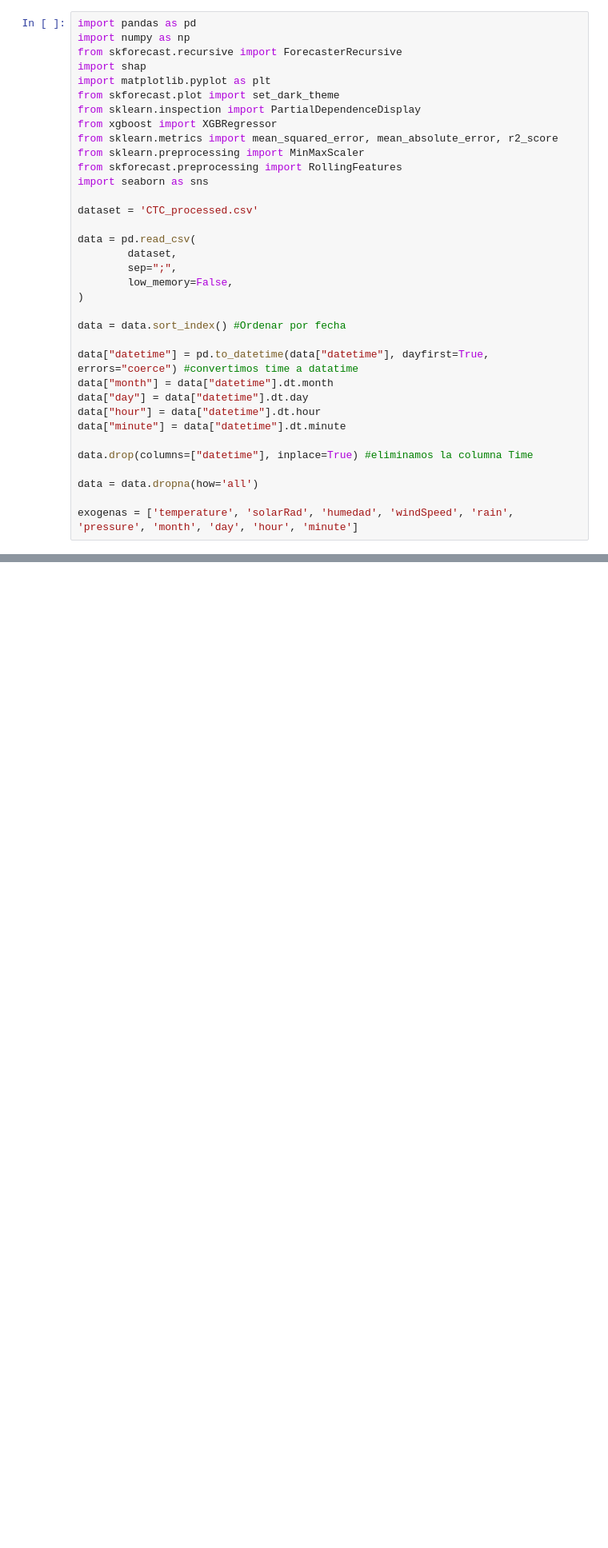
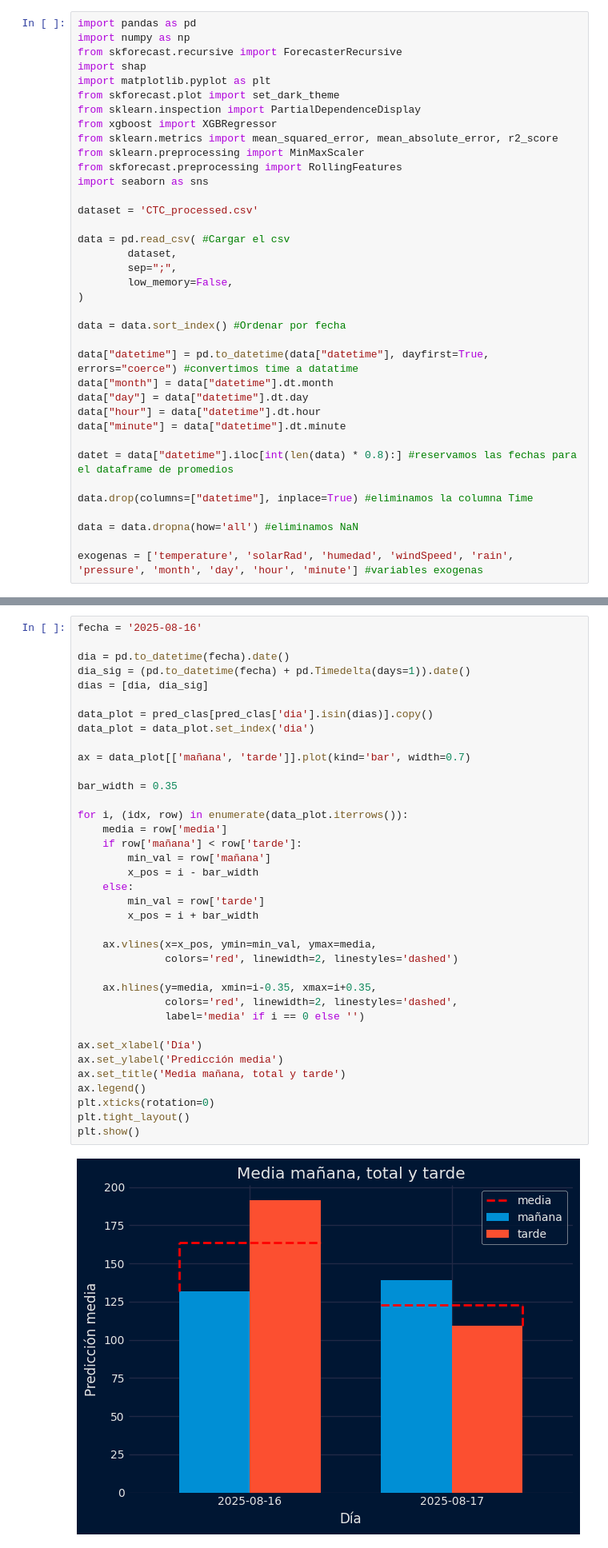
Before and after one commit to GuilleBlancoUC/TFG---IA-DE-PREDICCION-FOTOVOLTAICA, a Jupyter notebook: 3 - Código/ForescastCTC.ipynb, the cells around one changed output, grey strips where cells are left out. Shown at 80% size. Saved outputs shown, nothing was run; the diff lists cells and outputs as text; blank space fills up the shorter version.

```diff
--- a/3 - Código/ForescastCTC.ipynb
+++ b/3 - Código/ForescastCTC.ipynb
@@ -16,7 +16,7 @@ import seaborn as sns
 
 dataset = 'CTC_processed.csv'
 
-data = pd.read_csv(
+data = pd.read_csv( #Cargar el csv
         dataset,
         sep=";",
         low_memory=False,
@@ -30,11 +30,13 @@ data["day"] = data["datetime"].dt.day
 data["hour"] = data["datetime"].dt.hour
 data["minute"] = data["datetime"].dt.minute
 
+datet = data["datetime"].iloc[int(len(data) * 0.8):] #reservamos las fechas para el dataframe de promedios
+
 data.drop(columns=["datetime"], inplace=True) #eliminamos la columna Time
 
-data = data.dropna(how='all')
+data = data.dropna(how='all') #eliminamos NaN
 
-exogenas = ['temperature', 'solarRad', 'humedad', 'windSpeed', 'rain', 'pressure', 'month', 'day', 'hour', 'minute']
+exogenas = ['temperature', 'solarRad', 'humedad', 'windSpeed', 'rain', 'pressure', 'month', 'day', 'hour', 'minute'] #variables exogenas
 # %% [markdown]
 Dividimos en train y test
 # %%
@@ -410,0 +470,39 @@ Name: pred, Length: 130, dtype: float64
+# %%
+fecha = '2025-08-16'
+
+dia = pd.to_datetime(fecha).date()
+dia_sig = (pd.to_datetime(fecha) + pd.Timedelta(days=1)).date()
+dias = [dia, dia_sig]
+
+data_plot = pred_clas[pred_clas['dia'].isin(dias)].copy()
+data_plot = data_plot.set_index('dia')
+
+ax = data_plot[['mañana', 'tarde']].plot(kind='bar', width=0.7)
+
+bar_width = 0.35
+
+for i, (idx, row) in enumerate(data_plot.iterrows()):
+    media = row['media']
+    if row['mañana'] < row['tarde']:
+        min_val = row['mañana']
+        x_pos = i - bar_width
+    else:
+        min_val = row['tarde']
+        x_pos = i + bar_width
+
+    ax.vlines(x=x_pos, ymin=min_val, ymax=media,
+              colors='red', linewidth=2, linestyles='dashed')
+
+    ax.hlines(y=media, xmin=i-0.35, xmax=i+0.35,
+              colors='red', linewidth=2, linestyles='dashed',
+              label='media' if i == 0 else '')
+
+ax.set_xlabel('Día')
+ax.set_ylabel('Predicción media')
+ax.set_title('Media mañana, total y tarde')
+ax.legend()
+plt.xticks(rotation=0)
+plt.tight_layout()
+plt.show()
+# %% [output]
+[figure, added]
```
Also changed, not shown: parts of 17 cells of this notebook, 16 other files.
